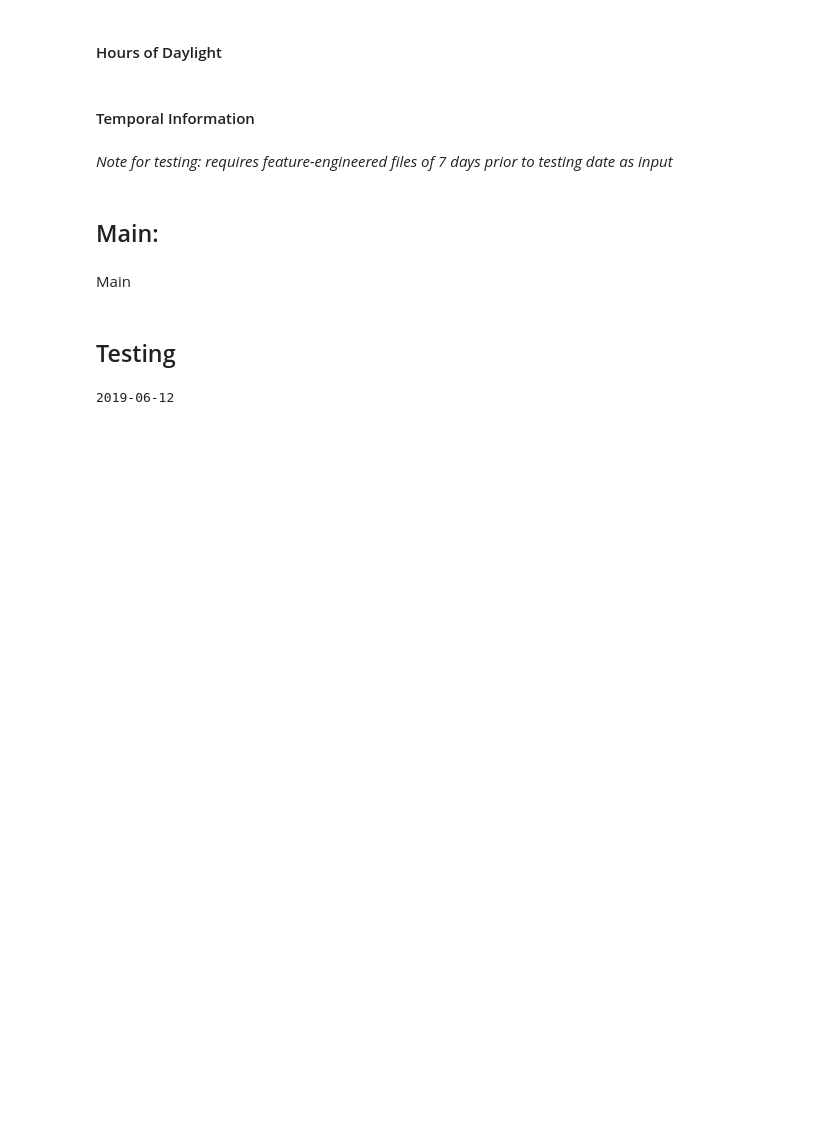
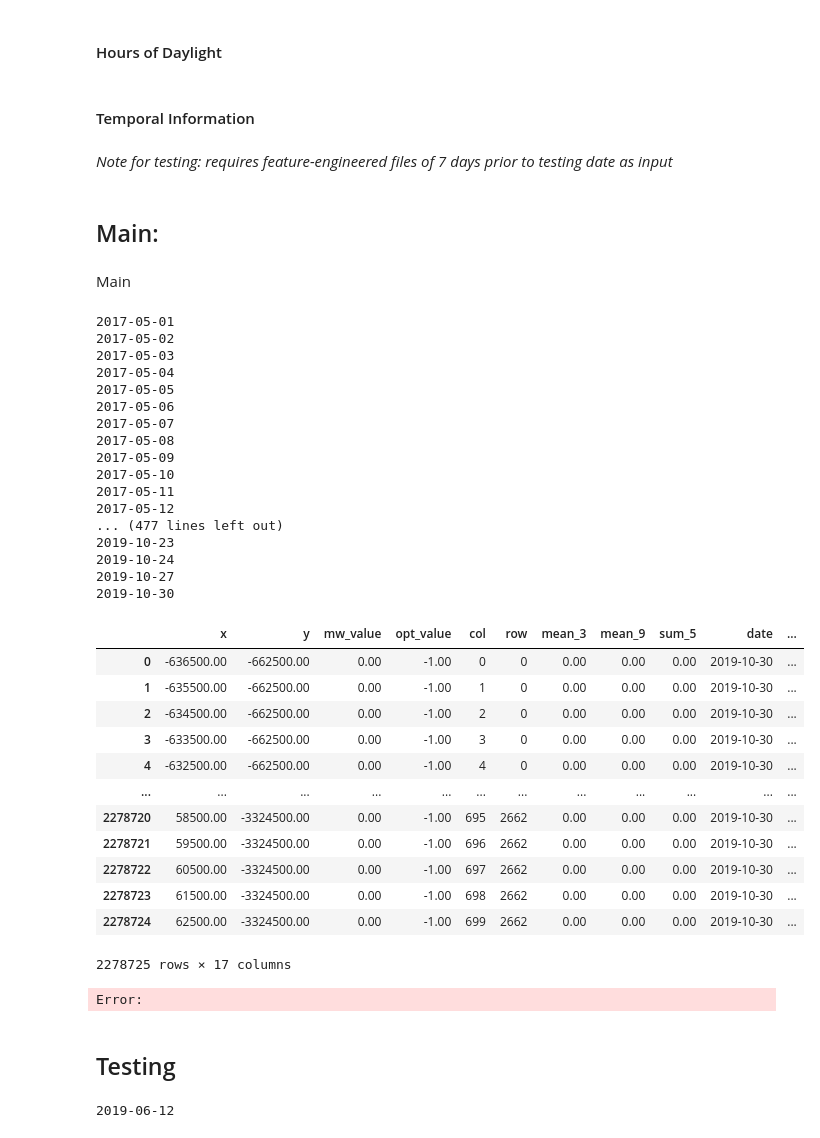
Before and after one commit to linaskerath/RP_Greenland, a Jupyter notebook: Scripts/04_feature_engineering.ipynb, the cells around one changed output. Saved outputs shown, nothing was run; the diff lists cells and outputs as text; code cells hidden in the pictures; blank space fills up the shorter version.

```diff
--- a/Scripts/04_feature_engineering.ipynb
+++ b/Scripts/04_feature_engineering.ipynb
@@ -315,6 +315,7 @@ def main(mw_files_list, df_plain_files_list, path_elevation, out_path, write = F
                 df_distance = array_to_df(distance_margin, 'distance_to_margin')
                 df = pd.merge(df, df_distance, how = 'left', on = ['row', 'col'])
                 # write to parquet:
+                df['date'] = pd.to_datetime(df['date'], format='%Y-%m-%d') # didnt work otherwise for Lina
                 if write == True:
                     df.to_parquet(out_path + 'melt_'+ melt_date + '_extended.parquet.gzip', index= False)
     return df
@@ -322,7 +323,39 @@ def main(mw_files_list, df_plain_files_list, path_elevation, out_path, write = F
 Main
 # %%
 #main(mw_path, path_dataframe_plain, path_elevation, out_path)
-main(*get_files(mw_path, path_dataframe_plain), path_elevation, out_path)# , write = True)
+main(*get_files(mw_path, path_dataframe_plain), path_elevation, out_path, write = True)
+# %% [output]
+2017-05-01
+2017-05-02
+2017-05-03
+2017-05-04
+2017-05-05
+2017-05-06
+2017-05-07
+2017-05-08
+2017-05-09
+2017-05-10
+2017-05-11
+2017-05-12
+... (477 lines left out)
+2019-10-23
+2019-10-24
+2019-10-27
+2019-10-30
+|  | x | y | mw_value | opt_value | col | row | mean_3 | mean_9 | sum_5 | date | ... |
+| 0 | -636500.00 | -662500.00 | 0.00 | -1.00 | 0 | 0 | 0.00 | 0.00 | 0.00 | 2019-10-30 | ... |
+| 1 | -635500.00 | -662500.00 | 0.00 | -1.00 | 1 | 0 | 0.00 | 0.00 | 0.00 | 2019-10-30 | ... |
+| 2 | -634500.00 | -662500.00 | 0.00 | -1.00 | 2 | 0 | 0.00 | 0.00 | 0.00 | 2019-10-30 | ... |
+| 3 | -633500.00 | -662500.00 | 0.00 | -1.00 | 3 | 0 | 0.00 | 0.00 | 0.00 | 2019-10-30 | ... |
+| 4 | -632500.00 | -662500.00 | 0.00 | -1.00 | 4 | 0 | 0.00 | 0.00 | 0.00 | 2019-10-30 | ... |
+| ... | ... | ... | ... | ... | ... | ... | ... | ... | ... | ... | ... |
+| 2278720 | 58500.00 | -3324500.00 | 0.00 | -1.00 | 695 | 2662 | 0.00 | 0.00 | 0.00 | 2019-10-30 | ... |
+| 2278721 | 59500.00 | -3324500.00 | 0.00 | -1.00 | 696 | 2662 | 0.00 | 0.00 | 0.00 | 2019-10-30 | ... |
+| 2278722 | 60500.00 | -3324500.00 | 0.00 | -1.00 | 697 | 2662 | 0.00 | 0.00 | 0.00 | 2019-10-30 | ... |
+| 2278723 | 61500.00 | -3324500.00 | 0.00 | -1.00 | 698 | 2662 | 0.00 | 0.00 | 0.00 | 2019-10-30 | ... |
+| 2278724 | 62500.00 | -3324500.00 | 0.00 | -1.00 | 699 | 2662 | 0.00 | 0.00 | 0.00 | 2019-10-30 | ... |
+2278725 rows × 17 columns
+Error:
 # %% [markdown]
 ## Testing
 # %%
```
Also changed, not shown: parts of 1 cell of this notebook, 5 other files.
